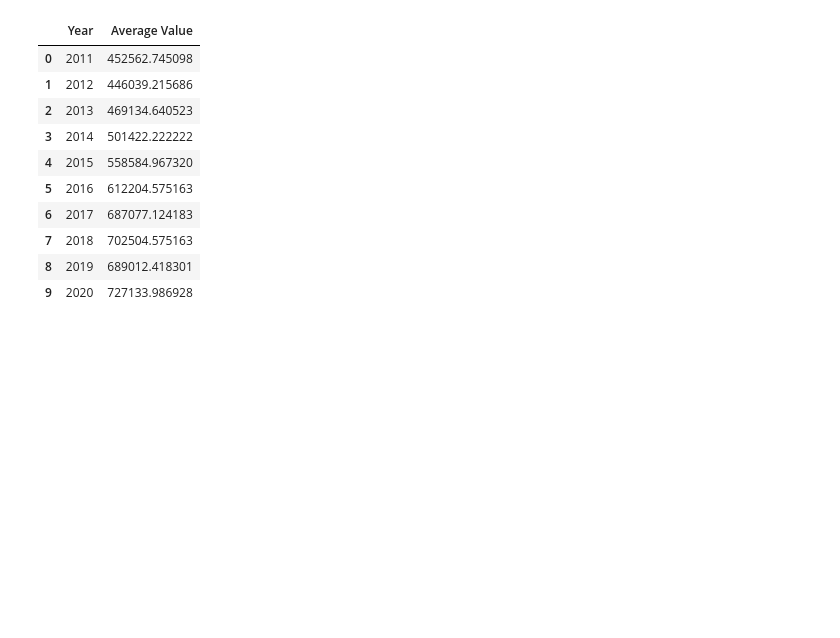
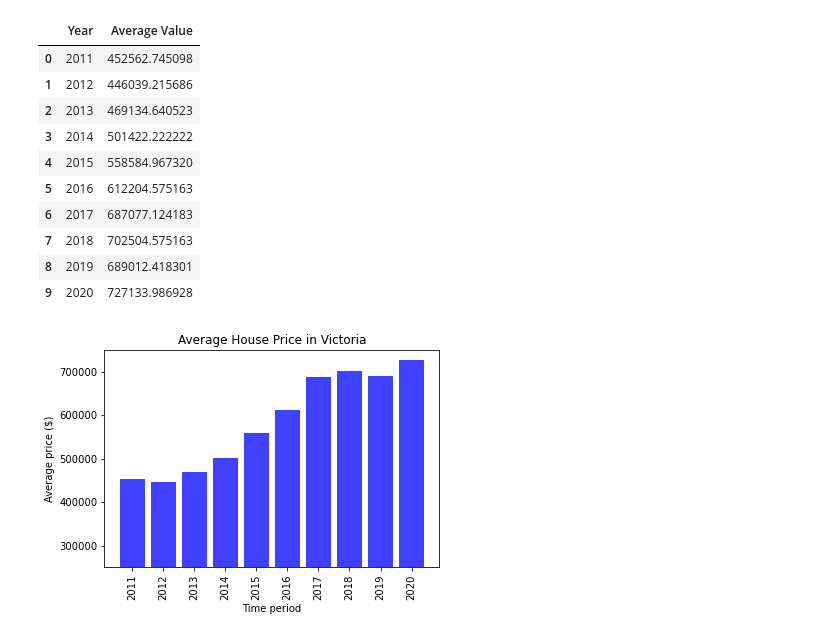
Before and after one commit to LP-116/Project-1, a Jupyter notebook: suburb year analysis.ipynb, the cells around one changed output. Cells and saved outputs as stored; diff of their text form; code cells hidden in the pictures; blank space fills up the shorter version.

```diff
--- a/suburb year analysis.ipynb
+++ b/suburb year analysis.ipynb
@@ -150,6 +150,6 @@ mel_subs_df
 # %%
-mel_subs_df = mel_subs_df.dropna(how="any")
-mel_subs_df
+vic_subs_df = vic_subs_df.dropna(how="any")
+vic_subs_df
 # %% [output]
 |  | Suburb | 2011 | 2012 | 2013 | 2014 | 2015 | 2016 | 2017 | 2018 | 2019 | 2020 |
 | 0 | ABBOTSFORD | 730000 | 714000 | 792500 | 862500 | 925000 | 1187500 | 1280000 | 1192500 | 1030000 | 1150000 |
@@ -167,15 +178,14 @@ mel_subs_df
 # %%
-avg_2011 = mel_subs_df["2011"].astype(float).mean()
-avg_2012 = mel_subs_df["2012"].astype(float).mean()
-avg_2013 = mel_subs_df["2013"].astype(float).mean()
-avg_2014 = mel_subs_df["2014"].astype(float).mean()
-avg_2015 = mel_subs_df["2015"].astype(float).mean()
-avg_2016 = mel_subs_df["2016"].astype(float).mean()
-avg_2017 = mel_subs_df["2017"].astype(float).mean()
-avg_2018 = mel_subs_df["2018"].astype(float).mean()
-avg_2019 = mel_subs_df["2019"].astype(float).mean()
-avg_2020 = mel_subs_df["2020"].astype(float).mean()
-
+avg_2011 = vic_subs_df["2011"].mean()
+avg_2012 = vic_subs_df["2012"].mean()
+avg_2013 = vic_subs_df["2013"].mean()
+avg_2014 = vic_subs_df["2014"].mean()
+avg_2015 = vic_subs_df["2015"].mean()
+avg_2016 = vic_subs_df["2016"].mean()
+avg_2017 = vic_subs_df["2017"].mean()
+avg_2018 = vic_subs_df["2018"].mean()
+avg_2019 = vic_subs_df["2019"].mean()
+avg_2020 = vic_subs_df["2020"].mean()
 
 sub_stats_df = pd.DataFrame({"2011": avg_2011, "2012": avg_2012, "2013": avg_2013, "2014": avg_2014, "2015":  avg_2015,
                             "2016": avg_2016, "2017": avg_2017, "2018": avg_2018, "2019": avg_2019, "2020":  avg_2020}, index=[0])
@@ -224,3 +222,25 @@ sub_stats_df
 | 7 | 2018 | 702504.575163 |
 | 8 | 2019 | 689012.418301 |
 | 9 | 2020 | 727133.986928 |
+# %%
+x_axis_data = sub_stats_df["Year"]
+y_axis_data = sub_stats_df["Average Value"]
+
+x_axis = np.arange(0, len(x_axis_data))
+tick_locations = []
+
+for x in x_axis:
+    tick_locations.append(x)
+
+plt.title("Average House Price in Victoria")
+plt.xlabel("Time period")
+plt.ylabel("Average price ($)")
+plt.ylim(ymax = 750000, ymin = 250000)
+
+plt.bar(x_axis, y_axis_data, facecolor="blue", alpha=0.75, align="center")
+
+plt.xticks(tick_locations, x_axis_data, rotation=90)
+
+plt.show()
+# %% [output]
+[figure, added]
```
Also changed, not shown: parts of 13 cells of this notebook.
